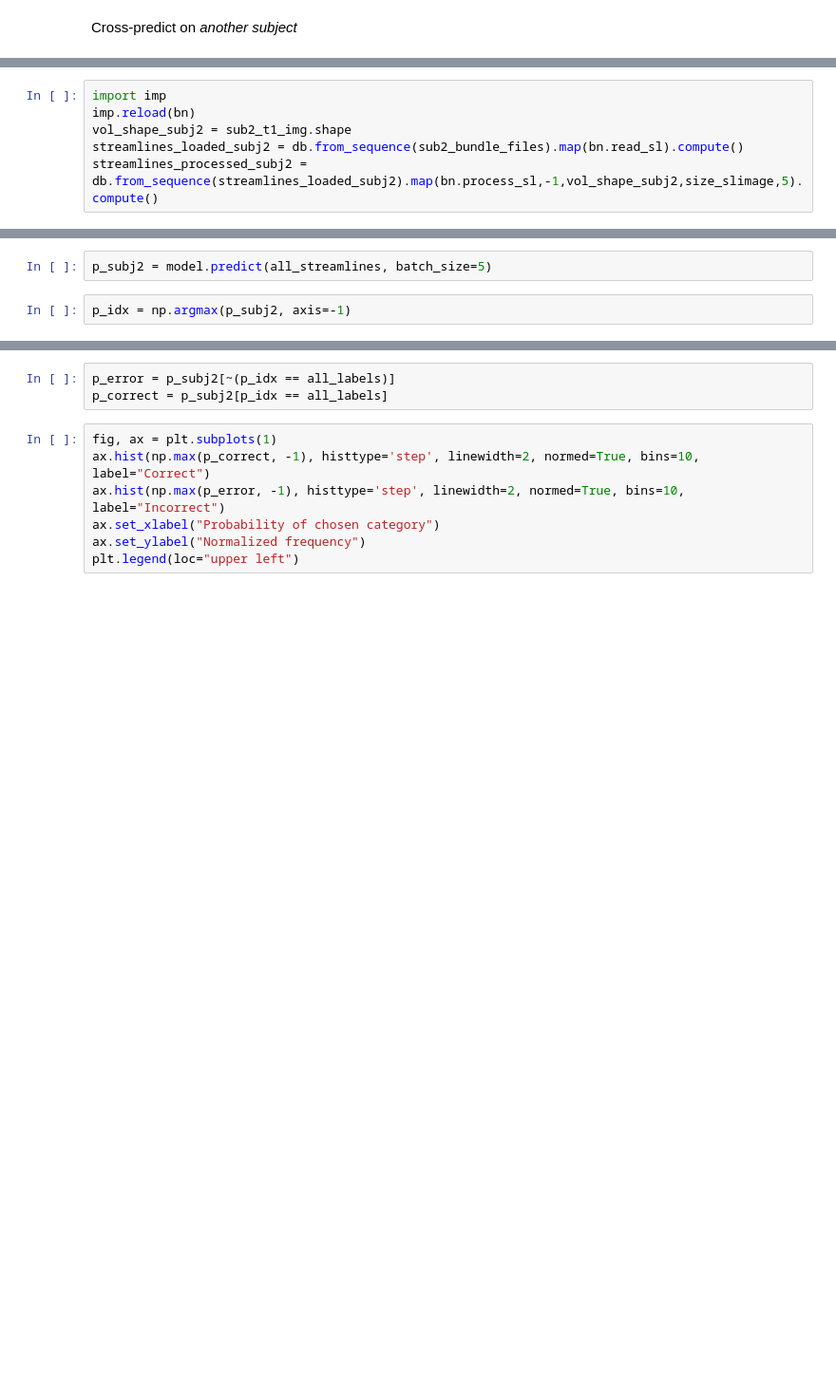
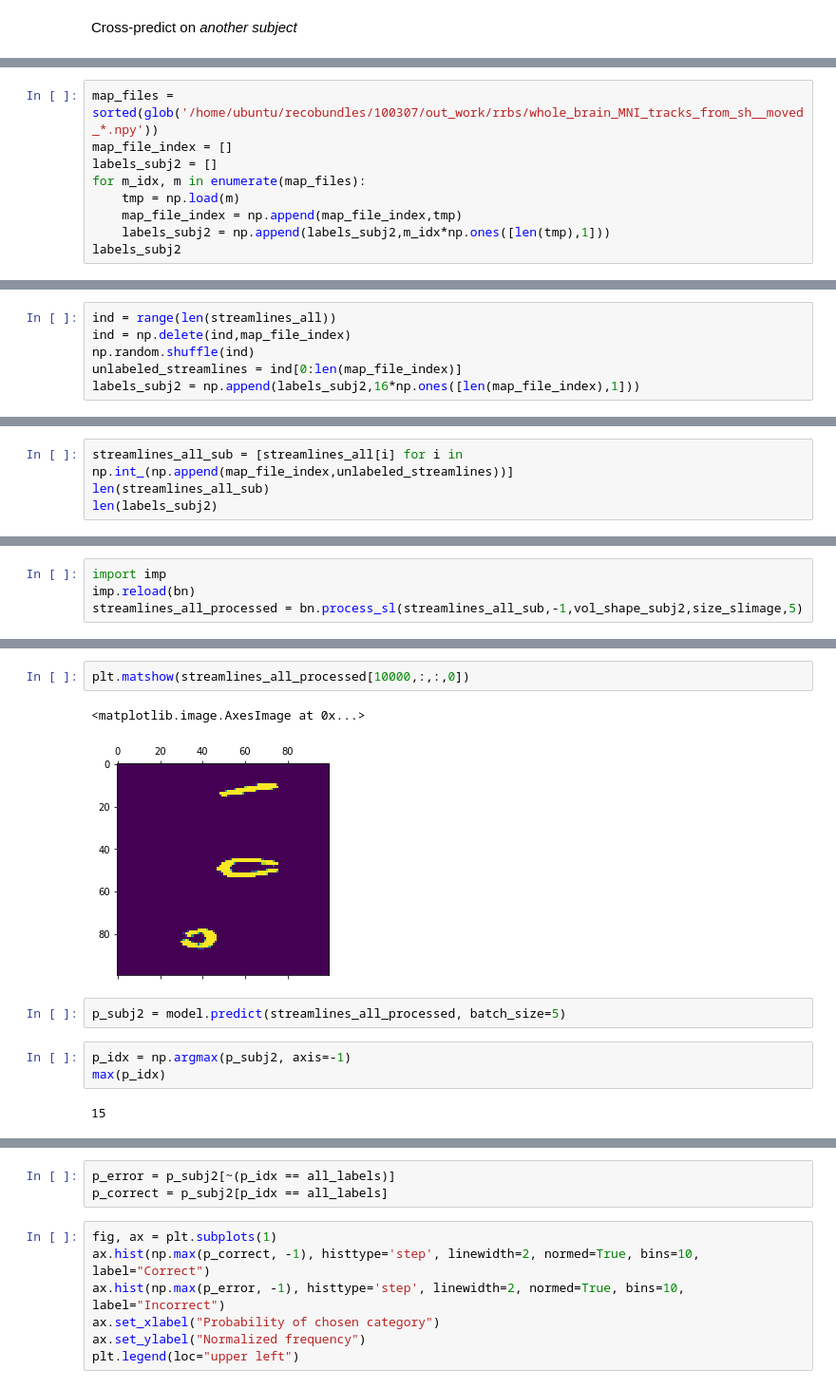
Before and after one commit to uw-biomedical-ml/bundlenet, a Jupyter notebook: recobundlenet.ipynb, the cells around one changed output, grey strips where cells are left out. Shown: that part at 95% size. Drawn from its saved outputs; the diff is of its cells as text; blank space fills up the shorter version.

```diff
--- a/recobundlenet.ipynb
+++ b/recobundlenet.ipynb
@@ -315,0 +301,9 @@ n_streamlines
+# %%
+map_files = sorted(glob('/home/ubuntu/recobundles/100307/out_work/rrbs/whole_brain_MNI_tracks_from_sh__moved_*.npy'))
+map_file_index = []
+labels_subj2 = []
+for m_idx, m in enumerate(map_files):
+    tmp = np.load(m)
+    map_file_index = np.append(map_file_index,tmp)
+    labels_subj2 = np.append(labels_subj2,m_idx*np.ones([len(tmp),1]))
+labels_subj2
@@ -315,0 +312,6 @@ n_streamlines
+# %%
+ind = range(len(streamlines_all))
+ind = np.delete(ind,map_file_index)
+np.random.shuffle(ind)
+unlabeled_streamlines = ind[0:len(map_file_index)]
+labels_subj2 = np.append(labels_subj2,16*np.ones([len(map_file_index),1]))
@@ -315,0 +326,4 @@ n_streamlines
+# %%
+streamlines_all_sub = [streamlines_all[i] for i in np.int_(np.append(map_file_index,unlabeled_streamlines))]
+len(streamlines_all_sub)
+len(labels_subj2)
@@ -316,6 +332,4 @@ n_streamlines
 # %%
 import imp
 imp.reload(bn)
-vol_shape_subj2 = sub2_t1_img.shape
-streamlines_loaded_subj2 = db.from_sequence(sub2_bundle_files).map(bn.read_sl).compute()
-streamlines_processed_subj2 = db.from_sequence(streamlines_loaded_subj2).map(bn.process_sl,-1,vol_shape_subj2,size_slimage,5).compute()
+streamlines_all_processed = bn.process_sl(streamlines_all_sub,-1,vol_shape_subj2,size_slimage,5)
@@ -328,5 +383,13 @@ all_streamlines, all_labels = bn.getdatafrombag(streamlines_processed_subj2)
+# %%
+plt.matshow(streamlines_all_processed[10000,:,:,0])
+# %% [output]
+<matplotlib.image.AxesImage at 0x...>
+[figure, added]
 # %%
-p_subj2 = model.predict(all_streamlines, batch_size=5)
+p_subj2 = model.predict(streamlines_all_processed, batch_size=5)
 # %%
 p_idx = np.argmax(p_subj2, axis=-1)
+max(p_idx)
+# %% [output]
+15
 # %%
```
Also changed, not shown: parts of 55 cells of this notebook.
